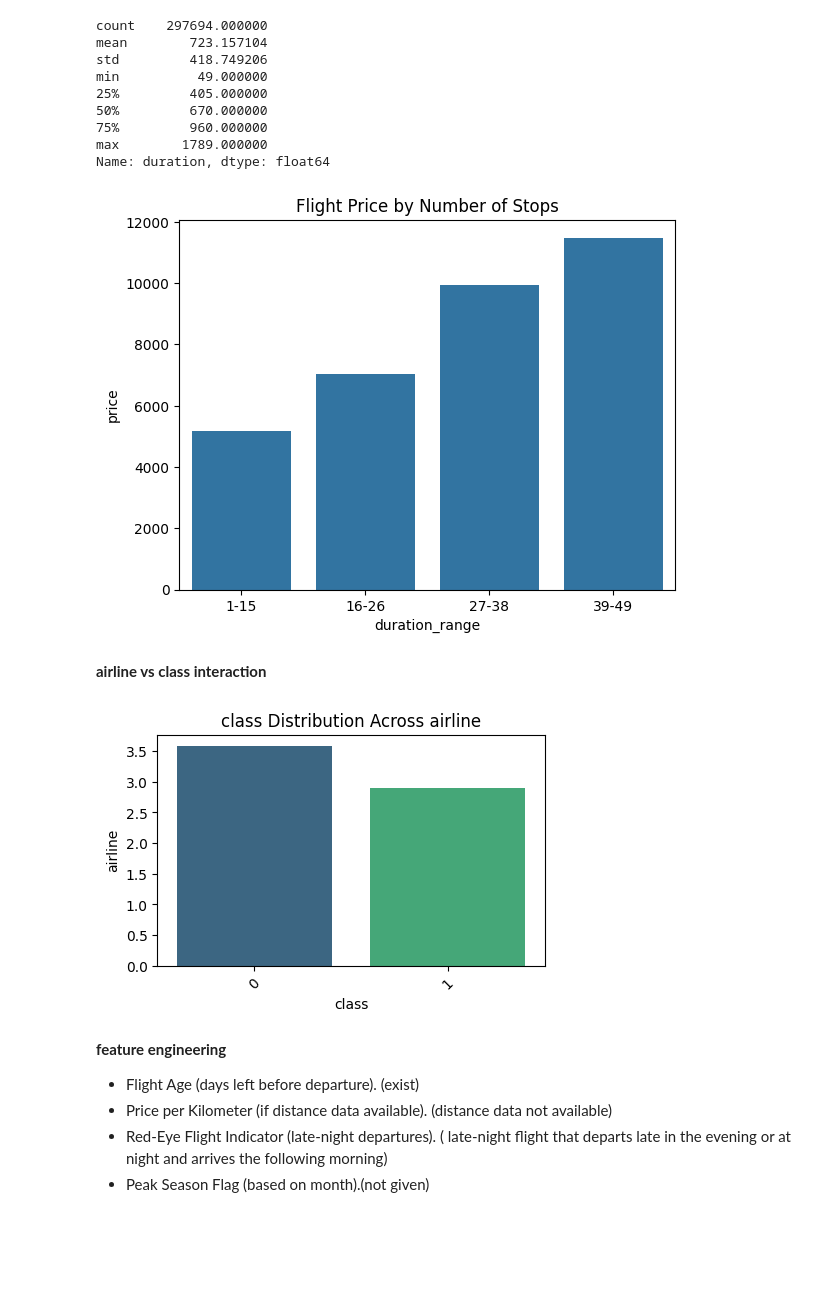
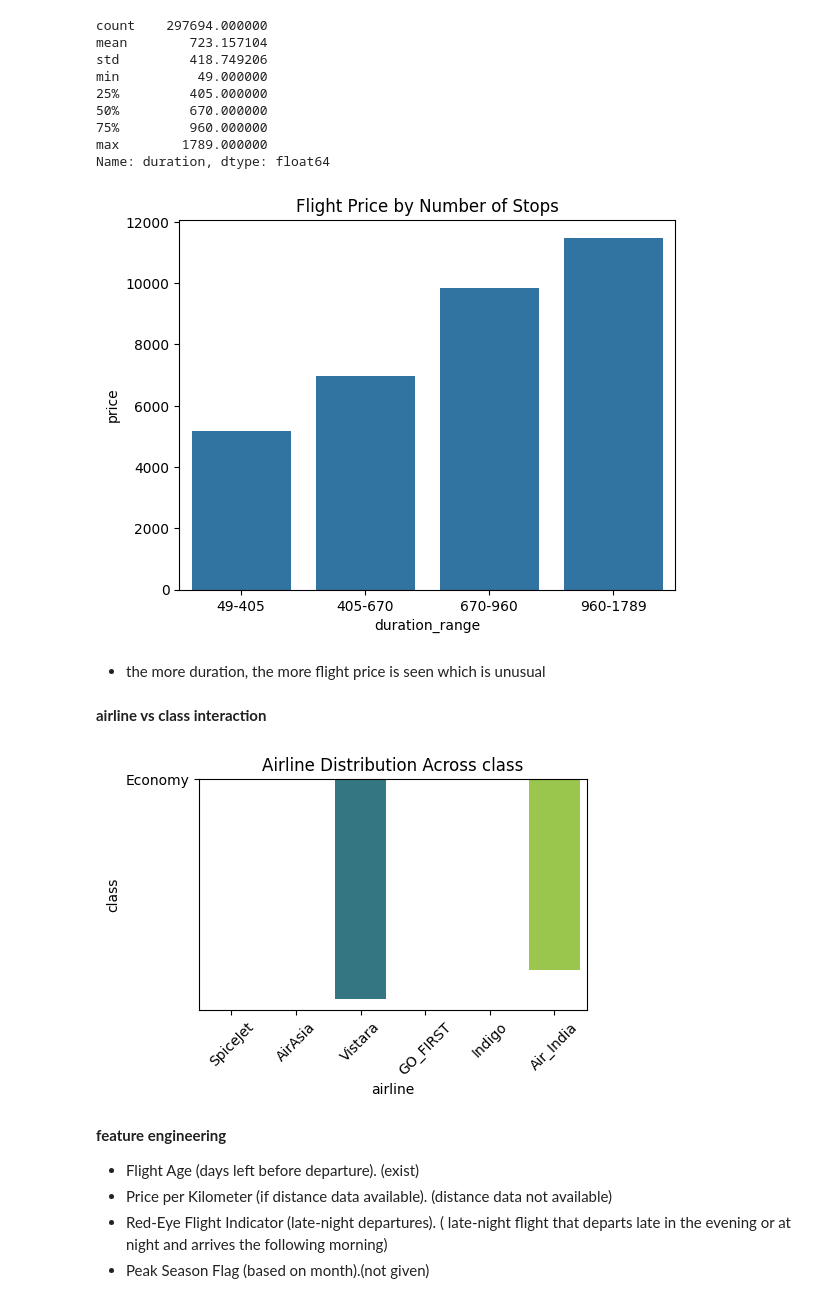
Before and after one commit to yawhatev/project, a Jupyter notebook: project.ipynb, the cells around one changed output. Drawn from its saved outputs; the diff is of its cells as text; code cells hidden in the pictures; blank space fills up the shorter version.

```diff
--- a/project.ipynb
+++ b/project.ipynb
@@ -468,5 +725,15 @@ plt.show()
 # %% [markdown]
 # EDA Task
+# %%
+#imported necessary library function and datasets for this project
+
+import pandas as pd
+import numpy as np
+import matplotlib.pyplot as plt
+import seaborn as sns
+from scipy import stats
+
+df=pd.read_csv('Clean_Dataset1.csv')
 # %% [markdown]
 **1.target variable analysis**
 # %% [markdown]
@@ -734,8 +1002,8 @@ min          49.000000
 max        1789.000000
 Name: duration, dtype: float64
 # %%
-bins = [49, 409, 675,970, 1811]
-labels = ['1-15', '16-26', '27-38', '39-49']
+bins = [49, 405, 670,960, 1789]
+labels = ['49-405', '405-670', '670-960', '960-1789']
 df['duration_range'] = pd.cut(df['duration'], bins=bins, labels=labels)
 
 stops_price = df.groupby('duration_range')['price'].median().reset_index()
@@ -744,19 +1012,28 @@ sns.barplot(x='duration_range', y='price', data=stops_price)
 plt.title('Flight Price by Number of Stops')
 plt.show()
 # %% [output]
-[figure, old version]
+[figure, new version]
+# %% [markdown]
+- the more duration, the more flight price is seen which is unusual
 # %% [markdown]
 **airline vs class interaction**
 # %%
+# plt.figure(figsize=(5, 3))
+# sns.barplot(x='class', y='airline', data=df, palette='viridis', ci=None)
+# plt.title("class Distribution Across airline")
+# plt.xlabel("class")
+# plt.ylabel("airline")
+# plt.xticks(rotation=45)
+# plt.show()
 plt.figure(figsize=(5, 3))
-sns.barplot(x='class', y='airline', data=df, palette='viridis', ci=None)
-plt.title("class Distribution Across airline")
-plt.xlabel("class")
-plt.ylabel("airline")
+sns.barplot(x='airline', y='class', data=df, palette='viridis', ci=None)
+plt.title("Airline Distribution Across class")
+plt.xlabel("airline")
+plt.ylabel("class")
 plt.xticks(rotation=45)
 plt.show()
 # %% [output]
-[figure, old version]
+[figure, new version]
 # %% [markdown]
 **feature engineering**
 - Flight Age (days left before departure). (exist)
```
Also changed, not shown: parts of 127 cells of this notebook, 7 other files.
